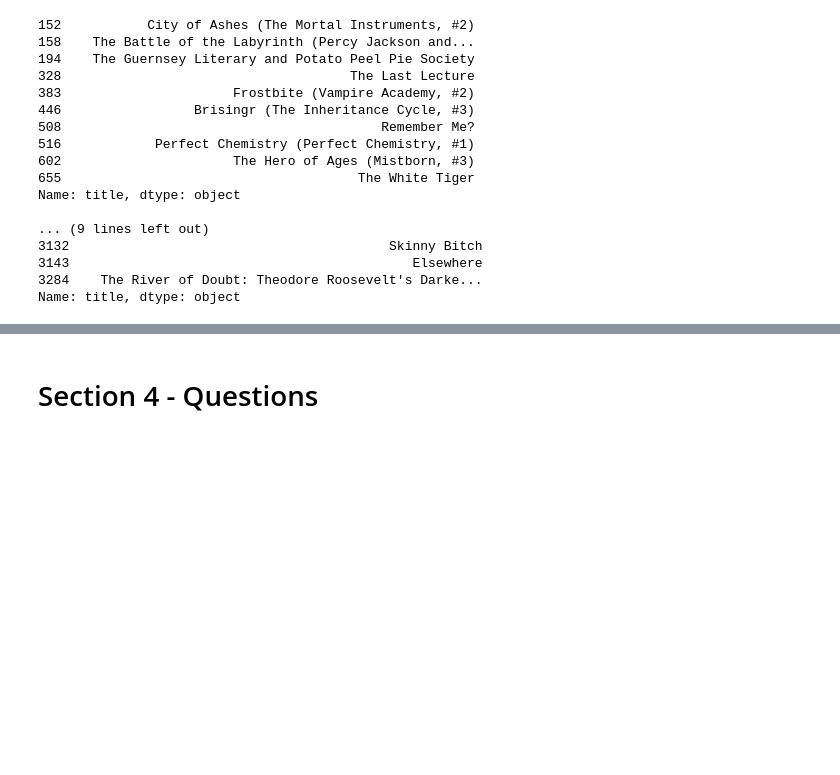
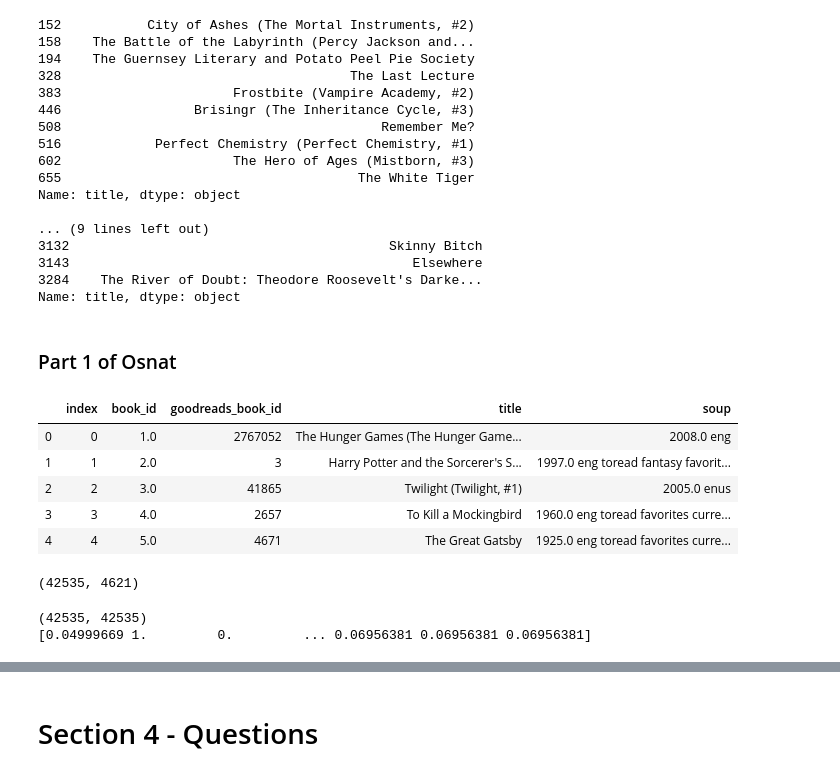
Before and after one commit to Lea1612/AI_Recommender_Systems, a Jupyter notebook: Notebook.ipynb, the cells around one changed output, grey strips where cells are left out. Cells and saved outputs as stored; diff of their text form; code cells hidden in the pictures; blank space fills up the shorter version.

```diff
--- a/Notebook.ipynb
+++ b/Notebook.ipynb
@@ -563 +456,26 @@ def get_contact_recommendation(book_name, k):
+# %% [markdown]
+### Part 1 of Osnat
+# %%
+# We continue this part after creating the soup feature at the previous part.
+b_t_df.head() # Make sure you have soup feature.
+# %% [output]
+|  | index | book_id | goodreads_book_id | title | soup |
+| 0 | 0 | 1.0 | 2767052 | The Hunger Games (The Hunger Game... | 2008.0 eng |
+| 1 | 1 | 2.0 | 3 | Harry Potter and the Sorcerer's S... | 1997.0 eng toread fantasy favorit... |
+| 2 | 2 | 3.0 | 41865 | Twilight (Twilight, #1) | 2005.0 enus |
+| 3 | 3 | 4.0 | 2657 | To Kill a Mockingbird | 1960.0 eng toread favorites curre... |
+| 4 | 4 | 5.0 | 4671 | The Great Gatsby | 1925.0 eng toread favorites curre... |
+# %%
+tfidf = TfidfVectorizer(stop_words='english')
+tfidf_matrix = tfidf.fit_transform(b_t_df['soup'])
+print(tfidf_matrix.shape)
+# %% [output]
+(42535, 4621)
+# %%
+cosine_sim = linear_kernel(tfidf_matrix, tfidf_matrix)
+print(cosine_sim.shape)
+print(cosine_sim[1])
+# %% [output]
+(42535, 42535)
+[0.04999669 1.         0.         ... 0.06956381 0.06956381 0.06956381]
 # %%
```
Also changed, not shown: parts of 19 cells of this notebook.
